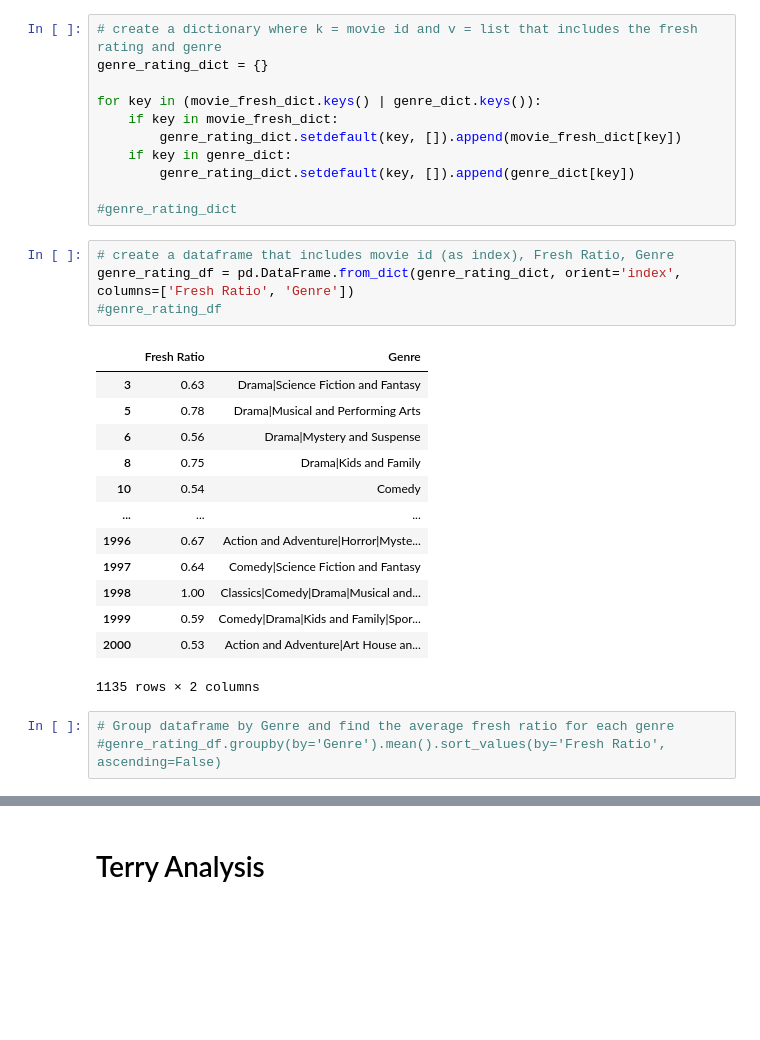
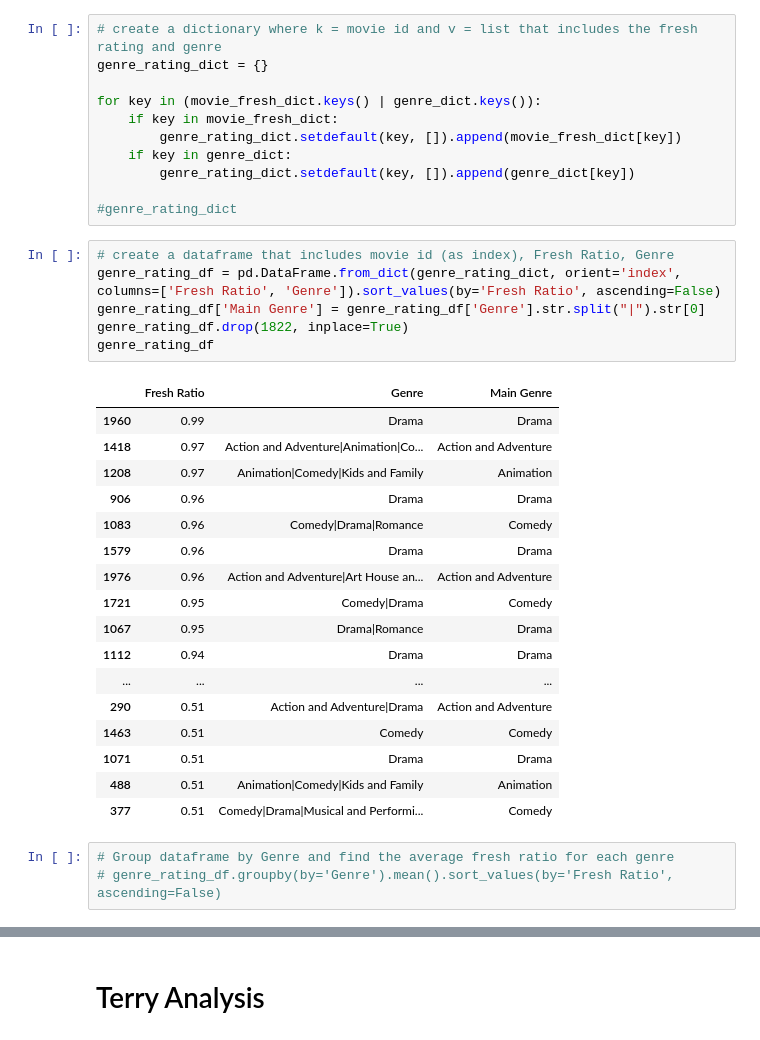
Before and after one commit to dermothethird/Microsoft-Movie-Studios-Project, a Jupyter notebook: dsc-phase1-project-template.ipynb, the cells around one changed output, grey strips where cells are left out. Drawn from its saved outputs; the diff is of its cells as text; blank space fills up the shorter version.

```diff
--- a/dsc-phase1-project-template.ipynb
+++ b/dsc-phase1-project-template.ipynb
@@ -263,22 +263,28 @@ for key in (movie_fresh_dict.keys() | genre_dict.keys()):
 #genre_rating_dict
 # %%
 # create a dataframe that includes movie id (as index), Fresh Ratio, Genre
-genre_rating_df = pd.DataFrame.from_dict(genre_rating_dict, orient='index', columns=['Fresh Ratio', 'Genre'])
-#genre_rating_df
+genre_rating_df = pd.DataFrame.from_dict(genre_rating_dict, orient='index', columns=['Fresh Ratio', 'Genre']).sort_values(by='Fresh Ratio', ascending=False)
+genre_rating_df['Main Genre'] = genre_rating_df['Genre'].str.split("|").str[0]
+genre_rating_df.drop(1822, inplace=True)
+genre_rating_df
 # %% [output]
-|  | Fresh Ratio | Genre |
-| 3 | 0.63 | Drama|Science Fiction and Fantasy |
-| 5 | 0.78 | Drama|Musical and Performing Arts |
-| 6 | 0.56 | Drama|Mystery and Suspense |
-| 8 | 0.75 | Drama|Kids and Family |
-| 10 | 0.54 | Comedy |
-| ... | ... | ... |
-| 1996 | 0.67 | Action and Adventure|Horror|Myste... |
-| 1997 | 0.64 | Comedy|Science Fiction and Fantasy |
-| 1998 | 1.00 | Classics|Comedy|Drama|Musical and... |
-| 1999 | 0.59 | Comedy|Drama|Kids and Family|Spor... |
-| 2000 | 0.53 | Action and Adventure|Art House an... |
+|  | Fresh Ratio | Genre | Main Genre |
+| 1960 | 0.99 | Drama | Drama |
+| 1418 | 0.97 | Action and Adventure|Animation|Co... | Action and Adventure |
+| 1208 | 0.97 | Animation|Comedy|Kids and Family | Animation |
+| 906 | 0.96 | Drama | Drama |
+| 1083 | 0.96 | Comedy|Drama|Romance | Comedy |
+| 1579 | 0.96 | Drama | Drama |
+| 1976 | 0.96 | Action and Adventure|Art House an... | Action and Adventure |
+| 1721 | 0.95 | Comedy|Drama | Comedy |
+| 1067 | 0.95 | Drama|Romance | Drama |
+| 1112 | 0.94 | Drama | Drama |
+| ... | ... | ... | ... |
+| 290 | 0.51 | Action and Adventure|Drama | Action and Adventure |
+| 1463 | 0.51 | Comedy | Comedy |
+| 1071 | 0.51 | Drama | Drama |
+| 488 | 0.51 | Animation|Comedy|Kids and Family | Animation |
+| 377 | 0.51 | Comedy|Drama|Musical and Performi... | Comedy |
-1135 rows × 2 columns
 # %%
 # Group dataframe by Genre and find the average fresh ratio for each genre
-#genre_rating_df.groupby(by='Genre').mean().sort_values(by='Fresh Ratio', ascending=False)
+# genre_rating_df.groupby(by='Genre').mean().sort_values(by='Fresh Ratio', ascending=False)
```
Also changed, not shown: parts of 19 cells of this notebook.
